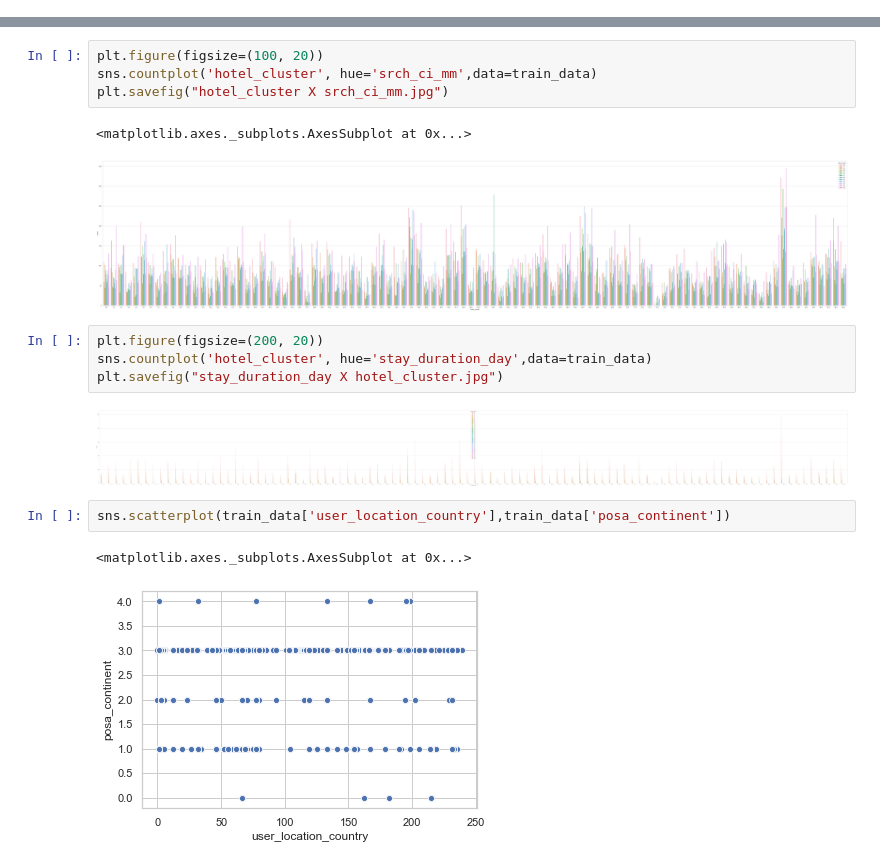
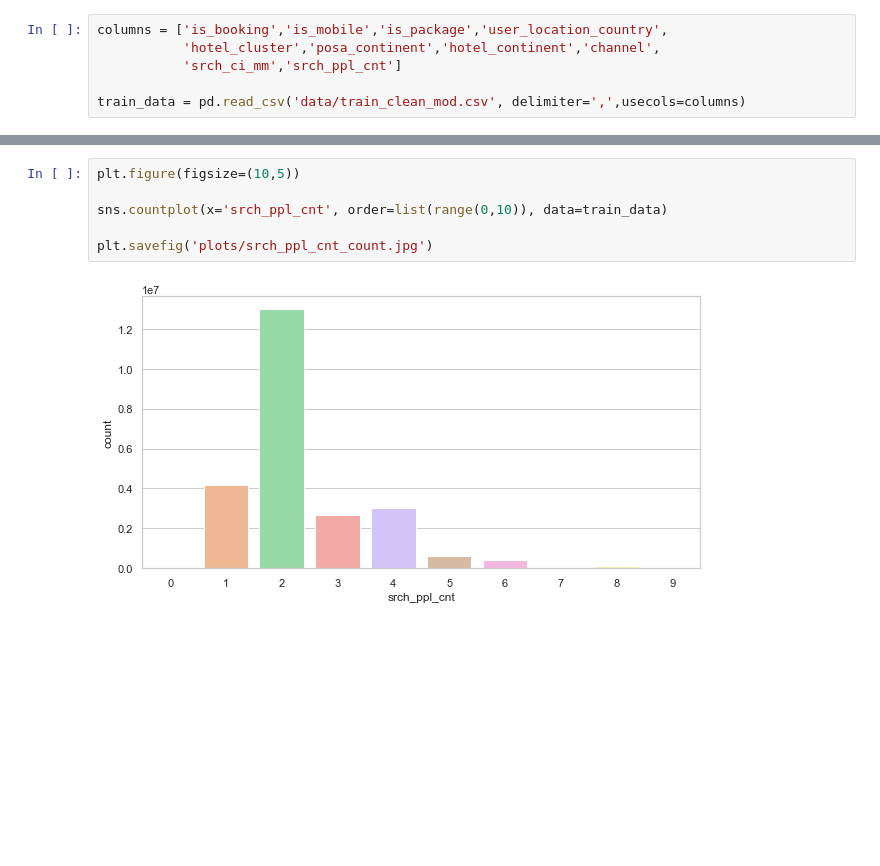
Before and after one commit to gonteranna1211/szakdolgozat, a Jupyter notebook: Exploratory analysis.ipynb, the cells around one changed output, grey strips where cells are left out. Cells and saved outputs as stored; diff of their text form; blank space fills up the shorter version.

```diff
--- a/Exploratory analysis.ipynb
+++ b/Exploratory analysis.ipynb
@@ -140,0 +6,6 @@ for x in train_data.columns:
+# %%
+columns = ['is_booking','is_mobile','is_package','user_location_country',
+           'hotel_cluster','posa_continent','hotel_continent','channel',
+           'srch_ci_mm','srch_ppl_cnt']
+
+train_data = pd.read_csv('data/train_clean_mod.csv', delimiter=',',usecols=columns)
@@ -160,18 +61,8 @@ plt.savefig("srch_ci_mm X hotel_cluster.jpg")
 # %%
-plt.figure(figsize=(100, 20))
-sns.countplot('hotel_cluster', hue='srch_ci_mm',data=train_data)
-plt.savefig("hotel_cluster X srch_ci_mm.jpg")
+plt.figure(figsize=(10,5))
+
+sns.countplot(x='srch_ppl_cnt', order=list(range(0,10)), data=train_data)
+
+plt.savefig('plots/srch_ppl_cnt_count.jpg')
 # %% [output]
-<matplotlib.axes._subplots.AxesSubplot at 0x...>
-[figure, old version]
+[figure, new version]
-# %%
-plt.figure(figsize=(200, 20))
-sns.countplot('hotel_cluster', hue='stay_duration_day',data=train_data)
-plt.savefig("stay_duration_day X hotel_cluster.jpg")
-# %% [output]
-[figure, removed]
-# %%
-sns.scatterplot(train_data['user_location_country'],train_data['posa_continent'])
-# %% [output]
-<matplotlib.axes._subplots.AxesSubplot at 0x...>
-[figure, removed]
```
Also changed, not shown: parts of 28 cells of this notebook.
